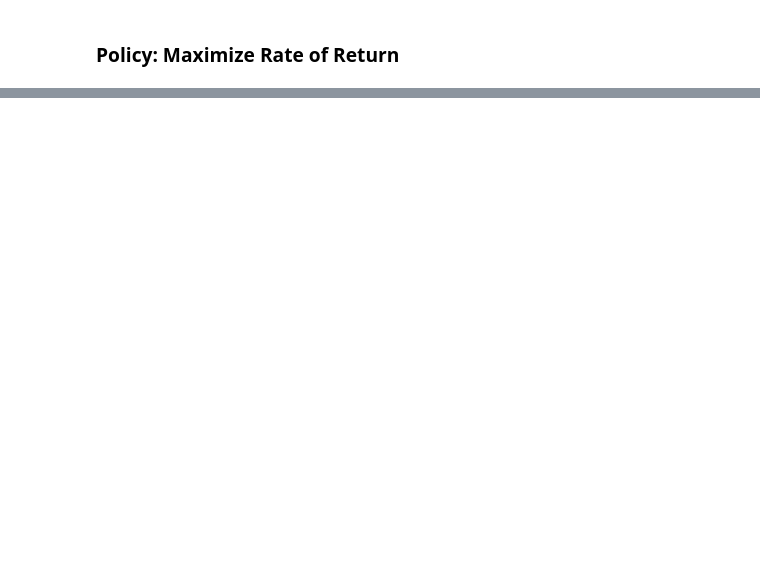
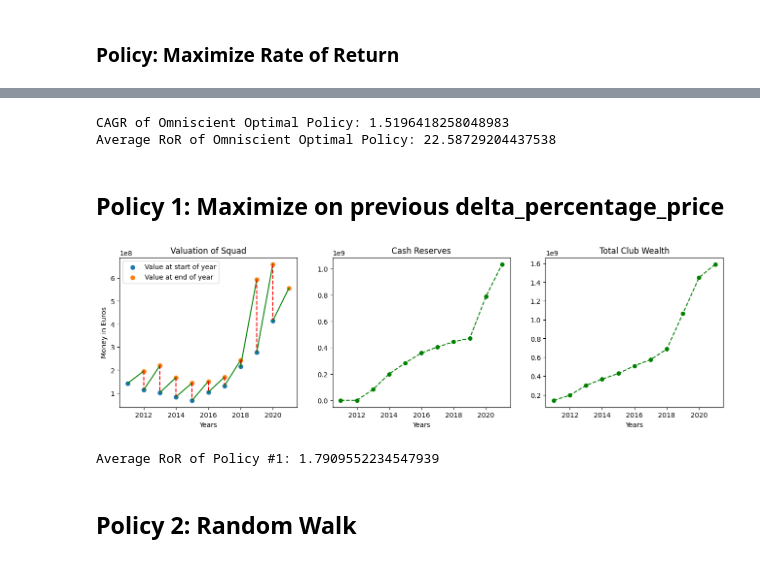
Before and after one commit to givani30/Dynamic-Programming-Stochastic-Control, a Jupyter notebook: IamJoseMourinho.ipynb, the cells around one changed output, grey strips where cells are left out. Saved outputs shown, nothing was run; the diff lists cells and outputs as text; code cells hidden in the pictures; blank space fills up the shorter version.

```diff
--- a/IamJoseMourinho.ipynb
+++ b/IamJoseMourinho.ipynb
@@ -227,5 +229,5 @@ def get_best_policy(contents,year_range):
   policy.reverse()
   return policy
 
-policy = get_best_policy(contents, year_range)
+opt_policy = get_best_policy(contents, year_range)
 # %%
@@ -330,0 +319,71 @@ print(np.append(balance, balance[-1]))
+# %%
+def calculate_CAGR(club_wealth, player_values_start):
+  b_T = club_wealth[-1]
+  b_0 = player_values_start[0]
+  r = (b_T/b_0)**(1/10)
+  return r
+
+def show_CAGR(club_wealth, player_values_start, policy_name):
+  b_T = club_wealth[-1]
+  b_0 = player_values_start[0]
+  r = (b_T/b_0)**(1/10)
+  print(f"CAGR of {policy_name}:", r)
+  return r
+
+def calculate_average_RoR(policy, policy_name, print_bool):
+  means_per_timestep = []
+  for i in range(len(policy)):
+    means_per_timestep.append(np.mean(policy[i]["delta_percentage_price"]))
+  avg_RoR = np.mean(means_per_timestep)
+  if print_bool == True:
+      print(f"Average RoR of {policy_name}:", avg_RoR)
+  return avg_RoR
+
+r = show_CAGR(opt_club_wealth, opt_player_values_start, "Omniscient Optimal Policy")
+r = calculate_average_RoR(opt_policy, "Omniscient Optimal Policy", True)
+# %% [output]
+CAGR of Omniscient Optimal Policy: 1.5196418258048983
+Average RoR of Omniscient Optimal Policy: 22.58729204437538
+# %% [markdown]
+## Policy 1: Maximize on previous delta_percentage_price
+# %%
+opps_df = {}
+best_opps_df = {}
+pol1_list = []
+idx = 0
+for year in tqdm(year_range):
+  opps_df[idx] = get_oppertunites_df(year, contents)
+  best_opps_df[idx] = get_best_opps(opps_df[idx])
+  if idx > 0:
+    # Create local copies of Dataframe, take previous best players for policy
+    local_opps_df = opps_df[idx]
+    local_best_opps_df = best_opps_df[idx-1]
+    pol1_list.append(local_opps_df[local_opps_df['name'].isin( local_best_opps_df['name'])] )
+  else:
+    # dummy_df = local_opps_df[local_opps_df['name'].isin( local_best_opps_df['name'])]
+    # dummy_df['price_start'].values[:] = 0
+    # dummy_df['price_finish'].values[:] = 0
+    # dummy_df['delta_percentage_price'].values[:] = 0
+    # pol1_list.append(dummy_df)
+    pos_list = ['Left Forward', 'Centre Forward', 'Right Forward',
+            'Left Midfield', 'Centre Midfield', 'Right Midfield',
+            'Left Back', 'Centre Back', 'Right Back',
+                              'Goalkeeper']
+    random_df = pd.DataFrame(columns=['name','position','price_start','price_finish','delta_percentage_price'], index=None)
+    for pos in pos_list:
+      local_opps_df = opps_df[idx]
+      opp_df_pos = local_opps_df[local_opps_df['position'] == pos]
+      random_2_players_for_pos = opp_df_pos.sample(n=2)
+      random_df = pd.concat([random_df, random_2_players_for_pos])
+    pol1_list.append(random_df)
+  idx += 1
+# %%
+pol1_balance, pol1_player_values_start, pol1_player_values_end, pol1_club_wealth = plot_policy(pol1_list)
+# %% [output]
+[figure, added]
+# %%
+r = calculate_average_RoR(pol1_list, "Policy #1", True)
+# %% [output]
+Average RoR of Policy #1: 1.7909552234547939
+# %% [markdown]
+## Policy 2: Random Walk
```
Also changed, not shown: parts of 15 cells of this notebook, 4 other files.
